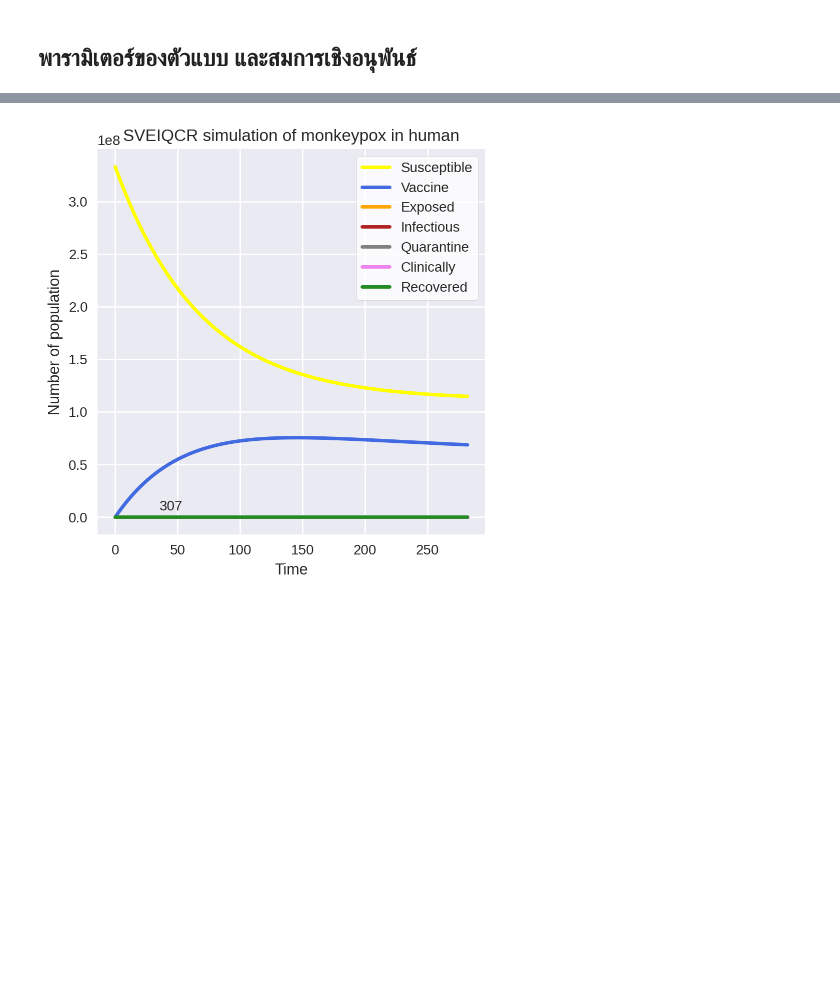
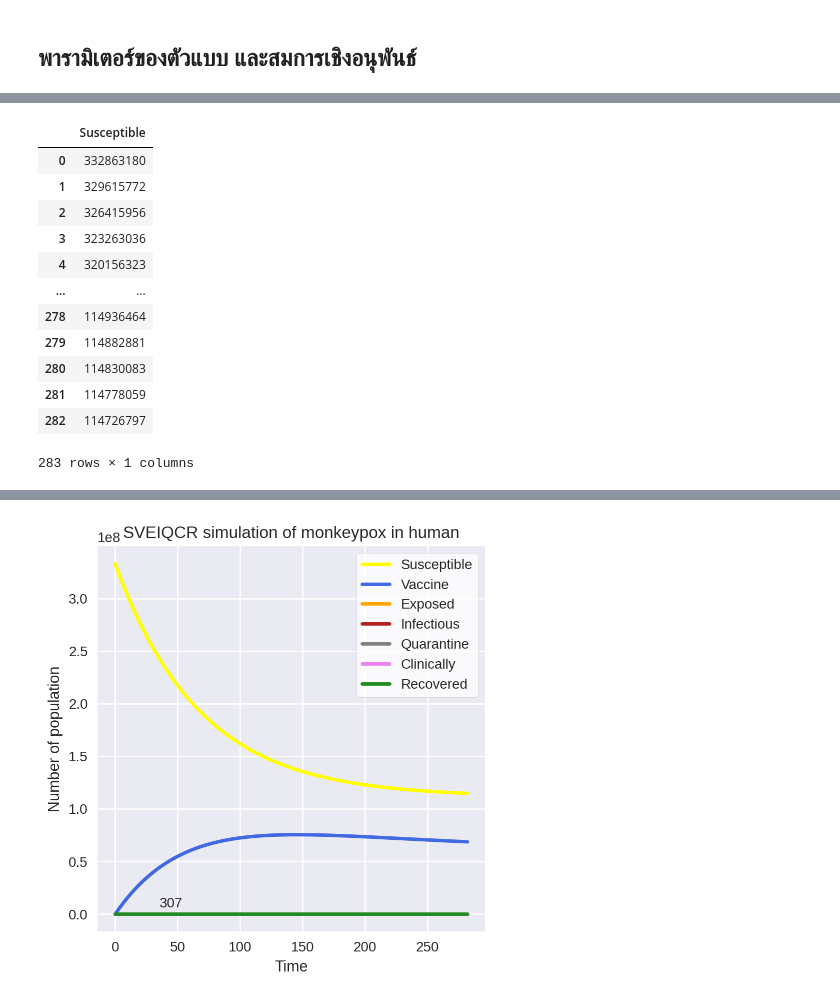
Before and after one commit to Khemapsorn/data_viz_2022, a Jupyter notebook: SVEIQCR.ipynb, the cells around one changed output, grey strips where cells are left out. Saved outputs shown, nothing was run; the diff lists cells and outputs as text; code cells hidden in the pictures; blank space fills up the shorter version.

```diff
--- a/SVEIQCR.ipynb
+++ b/SVEIQCR.ipynb
@@ -131,0 +122,17 @@ simulationResult
+# %%
+data_Sh = simulationResult[['Susceptible']]
+data_Sh
+# %% [output]
+|  | Susceptible |
+| 0 | 332863180 |
+| 1 | 329615772 |
+| 2 | 326415956 |
+| 3 | 323263036 |
+| 4 | 320156323 |
+| ... | ... |
+| 278 | 114936464 |
+| 279 | 114882881 |
+| 280 | 114830083 |
+| 281 | 114778059 |
+| 282 | 114726797 |
+283 rows × 1 columns
```
Also changed, not shown: parts of 9 cells of this notebook.
